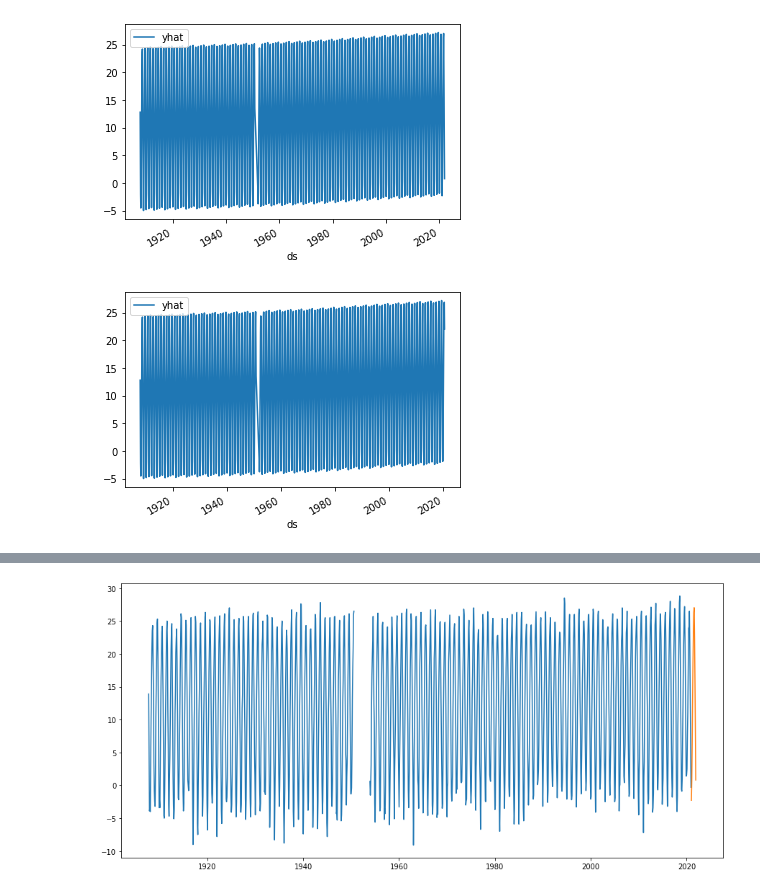
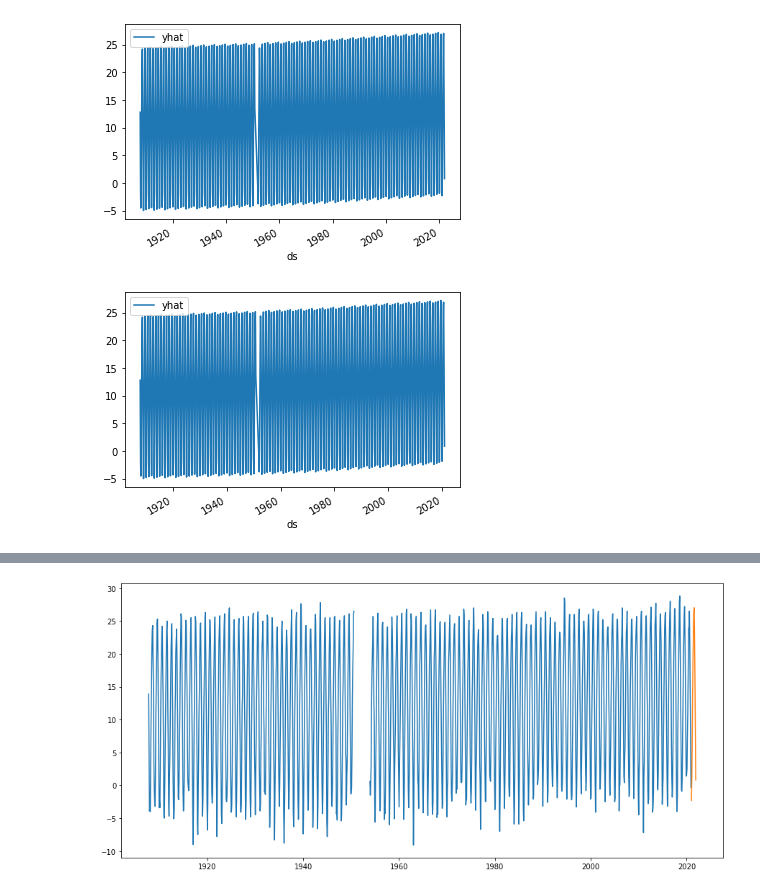
Before and after one commit to koreabao/public_data, a Jupyter notebook: 날씨_1.ipynb, the cells around one changed output, grey strips where cells are left out. Drawn from its saved outputs; the diff is of its cells as text; code cells hidden in the pictures.

```diff
--- a/날씨_1.ipynb
+++ b/날씨_1.ipynb
@@ -244,6 +244,6 @@ predS1.plot();
 # %% [output]
 [figure]
 # %%
-predS1[:'2020-09-01'].plot();
+predS1[:'2020'].plot();
 # %% [output]
-[figure, old version]
+[figure, new version]
```
Also changed, not shown: parts of 7 cells of this notebook.
